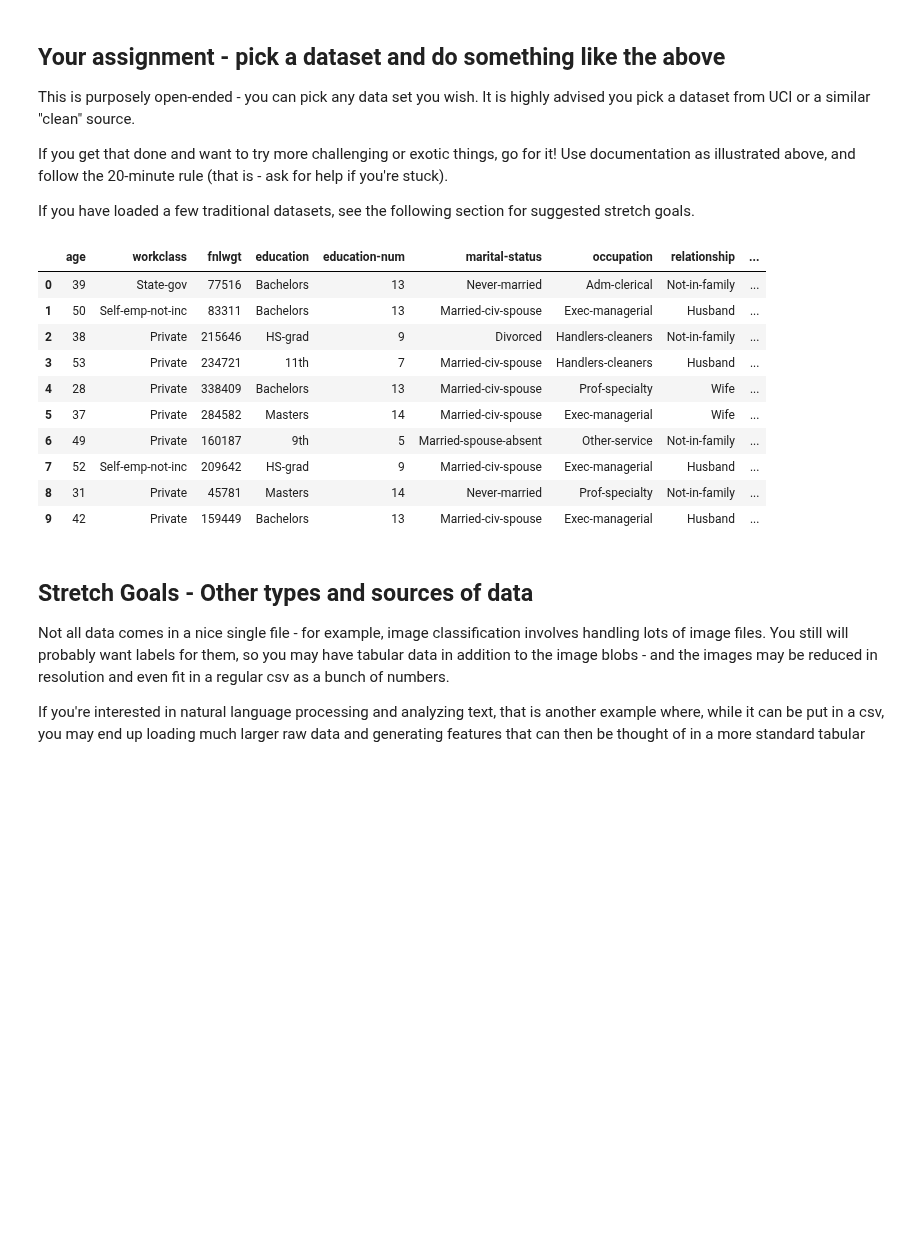
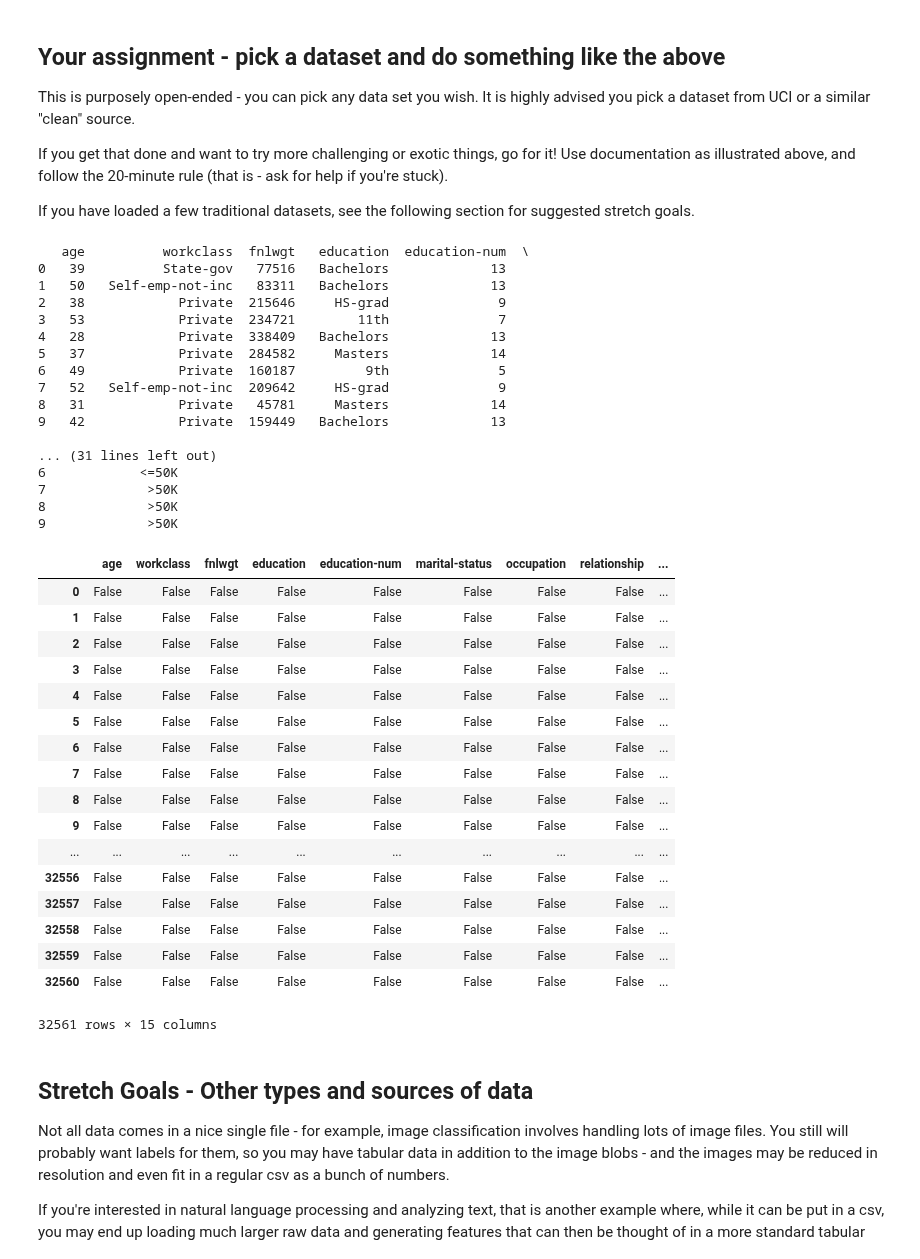
Before and after one commit to bloominstituteoftechnology/DS-Unit-1-Sprint-1-Dealing-With-Data, a Jupyter notebook: module2-loadingdata/LS_DS_112_Loading_Data.ipynb, the cells around one changed output. Cells and saved outputs as stored; diff of their text form; code cells hidden in the pictures; blank space fills up the shorter version.

```diff
--- a/module2-loadingdata/LS_DS_112_Loading_Data.ipynb
+++ b/module2-loadingdata/LS_DS_112_Loading_Data.ipynb
@@ -212,39 +212,65 @@ If you have loaded a few traditional datasets, see the following section for sug
 # %%
 # Examining the "adult" data census test, which contains some question marks.
 # Question marks were removed by comparing numpy arrays (though I also tried casting by string).
 # This did the trick.
 #
 
 
 import pandas as pd
 import seaborn as sns
 import matplotlib.pyplot as plt
 import numpy as np
 
 
 adult_url = "http://mlr.cs.umass.edu/ml/machine-learning-databases/adult/adult.data"
 
 col_names = ["age", "workclass", "fnlwgt", "education", "education-num", "marital-status", "occupation", "relationship", "race", "sex", "capital-gain", "capital-loss", "hours-per-week", "native-country", "native-country"]
 
 adult_data = pd.read_csv(adult_url, names=col_names)
 
 df = adult_data
 
 df_cleaned = df[(df.values != '?').all(axis=1)]
 
-df_cleaned.head(10)
+print(df_cleaned.head(10))
+
+df_cleaned.isnull()
 # %% [output]
+   age          workclass  fnlwgt   education  education-num  \
+0   39          State-gov   77516   Bachelors             13
+1   50   Self-emp-not-inc   83311   Bachelors             13
+2   38            Private  215646     HS-grad              9
+3   53            Private  234721        11th              7
+4   28            Private  338409   Bachelors             13
+5   37            Private  284582     Masters             14
+6   49            Private  160187         9th              5
+7   52   Self-emp-not-inc  209642     HS-grad              9
+8   31            Private   45781     Masters             14
+9   42            Private  159449   Bachelors             13
+
+... (31 lines left out)
+6            <=50K
+7             >50K
+8             >50K
+9             >50K
 |  | age | workclass | fnlwgt | education | education-num | marital-status | occupation | relationship | ... |
-| 0 | 39 | State-gov | 77516 | Bachelors | 13 | Never-married | Adm-clerical | Not-in-family | ... |
-| 1 | 50 | Self-emp-not-inc | 83311 | Bachelors | 13 | Married-civ-spouse | Exec-managerial | Husband | ... |
-| 2 | 38 | Private | 215646 | HS-grad | 9 | Divorced | Handlers-cleaners | Not-in-family | ... |
-| 3 | 53 | Private | 234721 | 11th | 7 | Married-civ-spouse | Handlers-cleaners | Husband | ... |
-| 4 | 28 | Private | 338409 | Bachelors | 13 | Married-civ-spouse | Prof-specialty | Wife | ... |
-| 5 | 37 | Private | 284582 | Masters | 14 | Married-civ-spouse | Exec-managerial | Wife | ... |
-| 6 | 49 | Private | 160187 | 9th | 5 | Married-spouse-absent | Other-service | Not-in-family | ... |
-| 7 | 52 | Self-emp-not-inc | 209642 | HS-grad | 9 | Married-civ-spouse | Exec-managerial | Husband | ... |
-| 8 | 31 | Private | 45781 | Masters | 14 | Never-married | Prof-specialty | Not-in-family | ... |
-| 9 | 42 | Private | 159449 | Bachelors | 13 | Married-civ-spouse | Exec-managerial | Husband | ... |
+| 0 | False | False | False | False | False | False | False | False | ... |
+| 1 | False | False | False | False | False | False | False | False | ... |
+| 2 | False | False | False | False | False | False | False | False | ... |
+| 3 | False | False | False | False | False | False | False | False | ... |
+| 4 | False | False | False | False | False | False | False | False | ... |
+| 5 | False | False | False | False | False | False | False | False | ... |
+| 6 | False | False | False | False | False | False | False | False | ... |
+| 7 | False | False | False | False | False | False | False | False | ... |
+| 8 | False | False | False | False | False | False | False | False | ... |
+| 9 | False | False | False | False | False | False | False | False | ... |
+| ... | ... | ... | ... | ... | ... | ... | ... | ... | ... |
+| 32556 | False | False | False | False | False | False | False | False | ... |
+| 32557 | False | False | False | False | False | False | False | False | ... |
+| 32558 | False | False | False | False | False | False | False | False | ... |
+| 32559 | False | False | False | False | False | False | False | False | ... |
+| 32560 | False | False | False | False | False | False | False | False | ... |
+32561 rows × 15 columns
 # %% [markdown]
 ## Stretch Goals - Other types and sources of data
 
```
